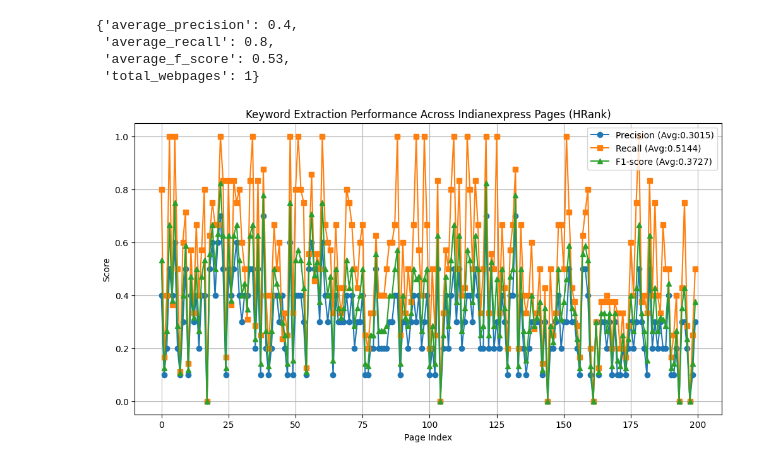
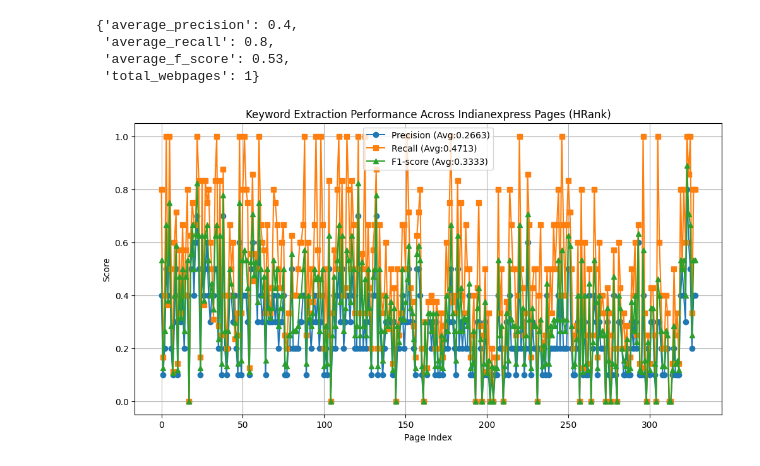
Before and after one commit to Muditha-Kumara/dataAnalytics, a Jupyter notebook: toFinalReport/indianexpress/HRank_Indian.ipynb, the cells around one changed output. Drawn from its saved outputs; the diff is of its cells as text; code cells hidden in the pictures.

```diff
--- a/toFinalReport/indianexpress/HRank_Indian.ipynb
+++ b/toFinalReport/indianexpress/HRank_Indian.ipynb
@@ -358,7 +358,7 @@ import os
 import pandas as pd
 
 results = []
-for i in range(200):
+for i in range(329):
     case = run_single_case(index=i, k=10)
     results.append(case)
 dataset_precisions = [r['precision'] for r in results]
@@ -372,31 +372,31 @@ plt.plot(dataset_f1s, label='F1-score (Avg:{0:.4f})'.format(sum(dataset_f1s)/len
 plt.xlabel('Page Index')
 plt.ylabel('Score')
 plt.title('Keyword Extraction Performance Across Indianexpress Pages (HRank)')
 plt.legend()
 plt.grid(True)
 
 # Export graph as image
 results_dir = '../Results'
 os.makedirs(results_dir, exist_ok=True)
 image_path = os.path.join(results_dir, 'HRank_Indian.png')
 plt.savefig(image_path)
 plt.show()
 
 # Update results.csv
 csv_path = os.path.join(results_dir, 'results.csv')
 method = 'HRank_Indian'
 avg_precision = round(sum(dataset_precisions)/len(dataset_precisions), 4)
 avg_recall = round(sum(dataset_recalls)/len(dataset_recalls), 4)
 avg_f1 = round(sum(dataset_f1s)/len(dataset_f1s), 4)
 
 row = {'DataSet': method, 'Precision': avg_precision, 'Recall': avg_recall, 'F1-score': avg_f1, 'Evaluated Pages': len(results)}
 
 if os.path.exists(csv_path) and os.path.getsize(csv_path) > 0:
     df = pd.read_csv(csv_path)
     df = df[df['DataSet'] != method]
     df = pd.concat([df, pd.DataFrame([row])], ignore_index=True)
 else:
     df = pd.DataFrame([row])
 df.to_csv(csv_path, index=False)
 # %% [output]
-[figure, old version]
+[figure, new version]
```
Also changed, not shown: 22 other files.
